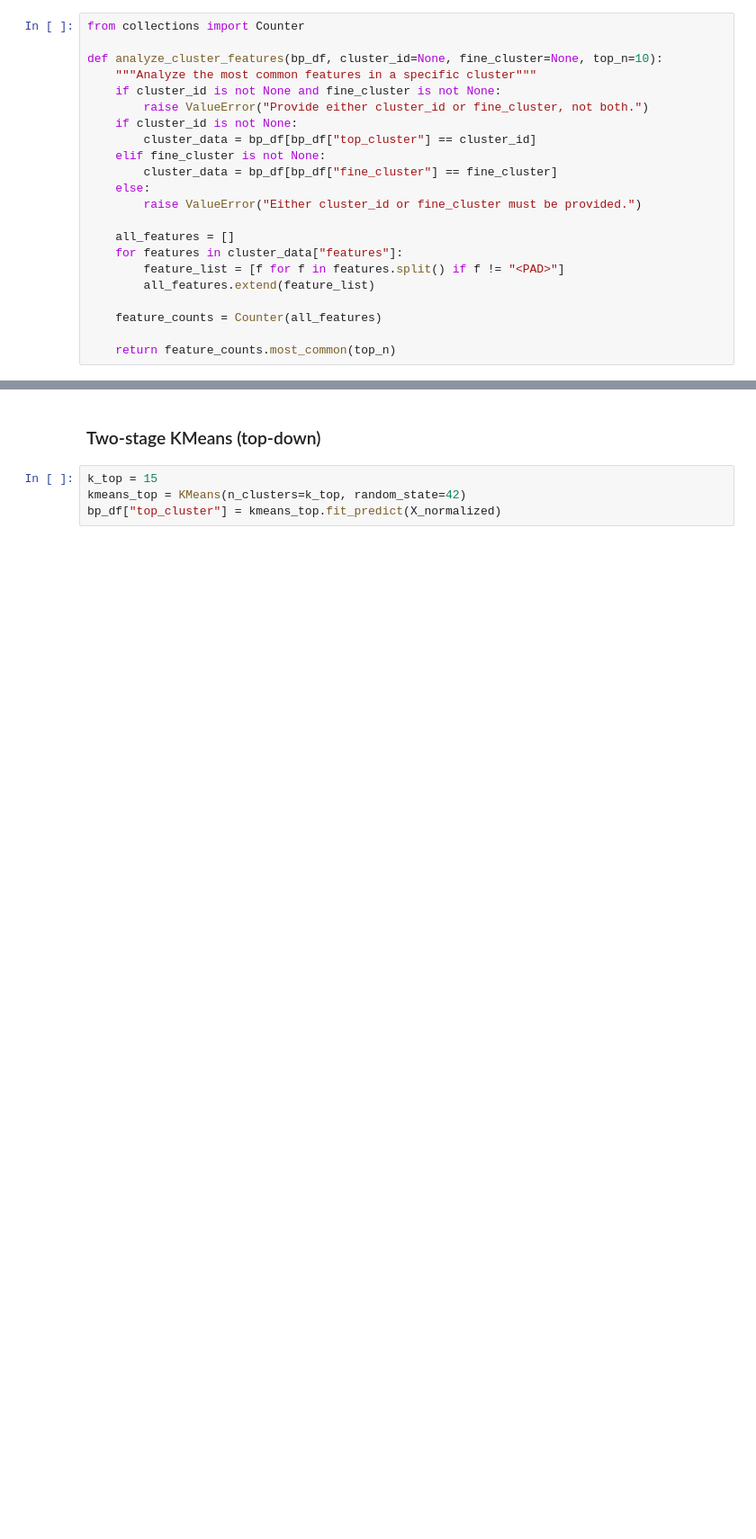
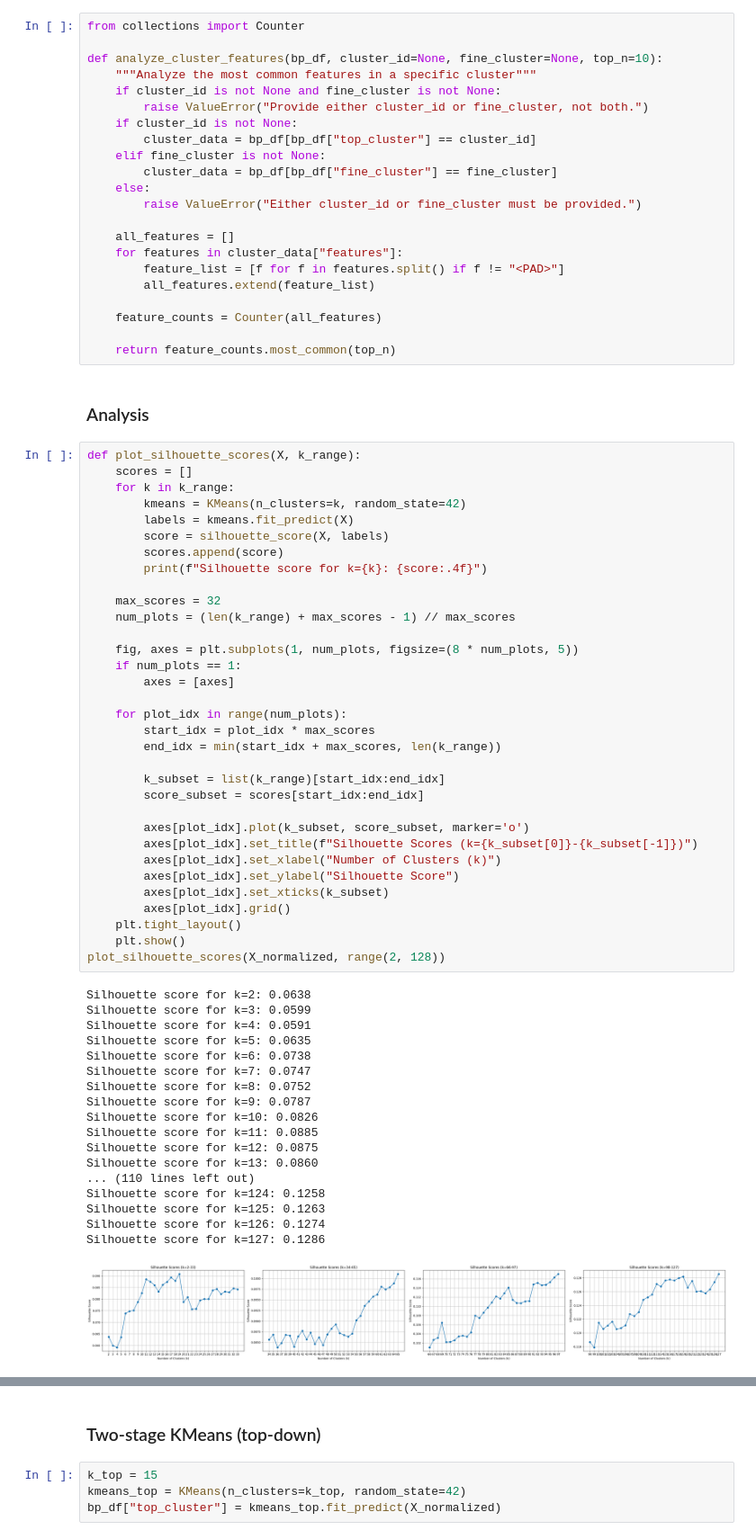
Before and after one commit to 598975/BP-classification, a Jupyter notebook: notebooks/260128-hierarchical-clustering.ipynb, the cells around one changed output, grey strips where cells are left out. Shown at 90% size. Drawn from its saved outputs; the diff is of its cells as text; blank space fills up the shorter version.

```diff
--- a/notebooks/260128-hierarchical-clustering.ipynb
+++ b/notebooks/260128-hierarchical-clustering.ipynb
@@ -209,3 +209,57 @@ def analyze_cluster_features(bp_df, cluster_id=None, fine_cluster=None, top_n=10
     feature_counts = Counter(all_features)
 
     return feature_counts.most_common(top_n)
+# %% [markdown]
+### Analysis
+# %%
+def plot_silhouette_scores(X, k_range):
+    scores = []
+    for k in k_range:
+        kmeans = KMeans(n_clusters=k, random_state=42)
+        labels = kmeans.fit_predict(X)
+        score = silhouette_score(X, labels)
+        scores.append(score)
+        print(f"Silhouette score for k={k}: {score:.4f}")
+
+    max_scores = 32
+    num_plots = (len(k_range) + max_scores - 1) // max_scores
+
+    fig, axes = plt.subplots(1, num_plots, figsize=(8 * num_plots, 5))
+    if num_plots == 1:
+        axes = [axes]
+
+    for plot_idx in range(num_plots):
+        start_idx = plot_idx * max_scores
+        end_idx = min(start_idx + max_scores, len(k_range))
+
+        k_subset = list(k_range)[start_idx:end_idx]
+        score_subset = scores[start_idx:end_idx]
+
+        axes[plot_idx].plot(k_subset, score_subset, marker='o')
+        axes[plot_idx].set_title(f"Silhouette Scores (k={k_subset[0]}-{k_subset[-1]})")
+        axes[plot_idx].set_xlabel("Number of Clusters (k)")
+        axes[plot_idx].set_ylabel("Silhouette Score")
+        axes[plot_idx].set_xticks(k_subset)
+        axes[plot_idx].grid()
+    plt.tight_layout()
+    plt.show()
+plot_silhouette_scores(X_normalized, range(2, 128))
+# %% [output]
+Silhouette score for k=2: 0.0638
+Silhouette score for k=3: 0.0599
+Silhouette score for k=4: 0.0591
+Silhouette score for k=5: 0.0635
+Silhouette score for k=6: 0.0738
+Silhouette score for k=7: 0.0747
+Silhouette score for k=8: 0.0752
+Silhouette score for k=9: 0.0787
+Silhouette score for k=10: 0.0826
+Silhouette score for k=11: 0.0885
+Silhouette score for k=12: 0.0875
+Silhouette score for k=13: 0.0860
+... (110 lines left out)
+Silhouette score for k=124: 0.1258
+Silhouette score for k=125: 0.1263
+Silhouette score for k=126: 0.1274
+Silhouette score for k=127: 0.1286
+[figure, added]
```
Also changed, not shown: parts of 14 cells of this notebook.
